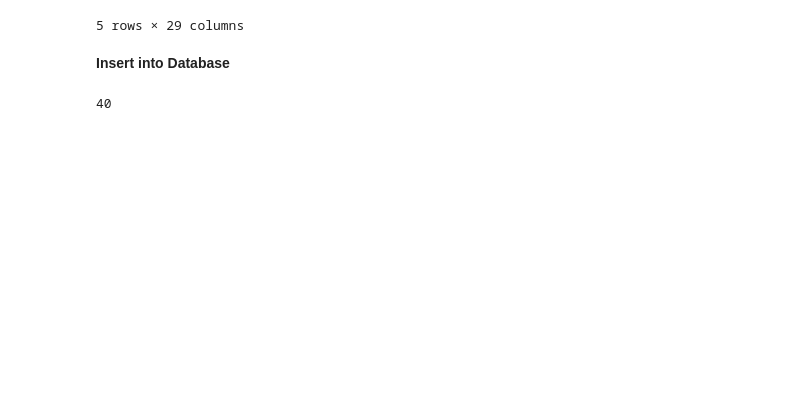
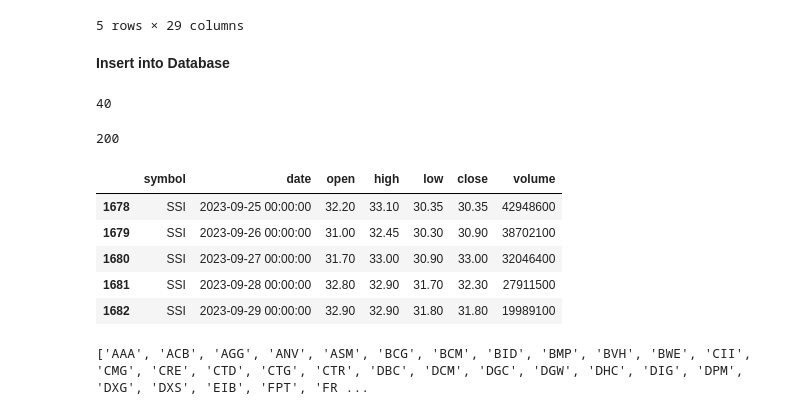
Before and after one commit to tranthanhbinh1/stock-recommendation-system, a Jupyter notebook: test.ipynb, the cells around one changed output. Drawn from its saved outputs; the diff is of its cells as text; code cells hidden in the pictures; blank space fills up the shorter version.

```diff
--- a/test.ipynb
+++ b/test.ipynb
@@ -684,3 +684,20 @@ engine = create_engine(f"postgresql://postgres:postgres@localhost/stock_predicti
 all_data_processed.to_sql('0570_income_statement', engine, if_exists='replace', index=False)
 # %% [output]
 40
+# %%
+from crawler.get_ssi_hist_daily_price import SSIHistoricalDailyPrice
+
+crawler = SSIHistoricalDailyPrice()
+
+df = crawler.get_historical_daily_price(symbol="SSI")
+# %% [output]
+200
+# %%
+df.tail(5)
+# %% [output]
+|  | symbol | date | open | high | low | close | volume |
+| 1678 | SSI | 2023-09-25 00:00:00 | 32.20 | 33.10 | 30.35 | 30.35 | 42948600 |
+| 1679 | SSI | 2023-09-26 00:00:00 | 31.00 | 32.45 | 30.30 | 30.90 | 38702100 |
+| 1680 | SSI | 2023-09-27 00:00:00 | 31.70 | 33.00 | 30.90 | 33.00 | 32046400 |
+| 1681 | SSI | 2023-09-28 00:00:00 | 32.80 | 32.90 | 31.70 | 32.30 | 27911500 |
+| 1682 | SSI | 2023-09-29 00:00:00 | 32.90 | 32.90 | 31.80 | 31.80 | 19989100 |
@@ -686,0 +714,4 @@ all_data_processed.to_sql('0570_income_statement', engine, if_exists='replace',
+# %%
+print(symbols)
+# %% [output]
+['AAA', 'ACB', 'AGG', 'ANV', 'ASM', 'BCG', 'BCM', 'BID', 'BMP', 'BVH', 'BWE', 'CII', 'CMG', 'CRE', 'CTD', 'CTG', 'CTR', 'DBC', 'DCM', 'DGC', 'DGW', 'DHC', 'DIG', 'DPM', 'DXG', 'DXS', 'EIB', 'FPT', 'FR ...
```
Also changed, not shown: parts of 2 cells of this notebook, 3 other files.
